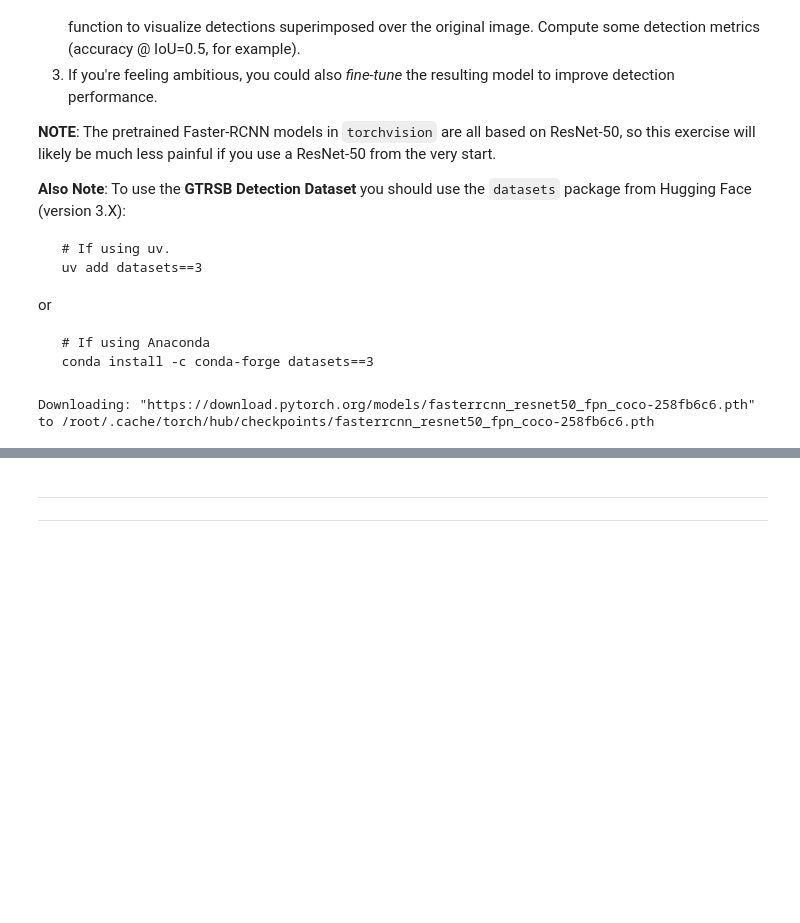
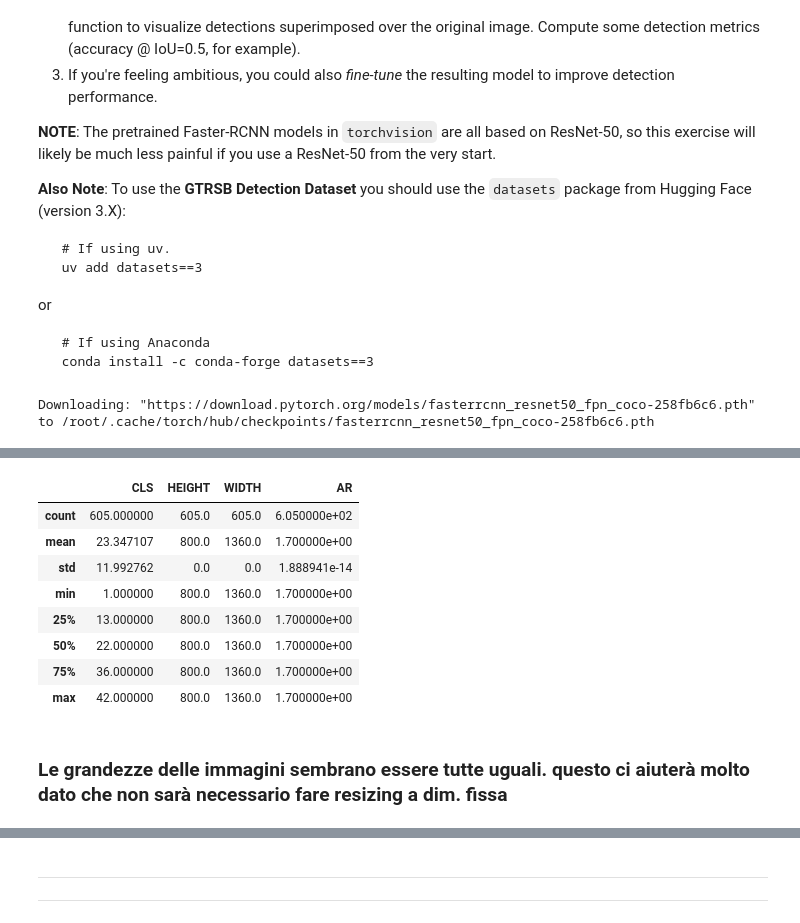
Before and after one commit to TommyyPasto/DLA-course-repo, a Jupyter notebook: Lab 1/DLA-Lab1.ipynb, the cells around one changed output, grey strips where cells are left out. Cells and saved outputs as stored; diff of their text form; code cells hidden in the pictures; blank space fills up the shorter version.

```diff
--- a/Lab 1/DLA-Lab1.ipynb
+++ b/Lab 1/DLA-Lab1.ipynb
@@ -756,2 +776,32 @@ Downloading: "https://download.pytorch.org/models/fasterrcnn_resnet50_fpn_coco-2
+# %%
+stats_list = []
+
+for sample in train_split:
+    im = sample['image']
+    # Estraiamo la lista delle classi (oggetti)
+    cls_list = sample['objects']['category']
+    # Prendiamo la larghezza e altezza dall'immagine PIL
+    w, h = im.size
+
+    # Salviamo una riga per ogni oggetto trovato nell'immagine
+    for cls in cls_list:
+        stats_list.append((cls, h, w))
+
+df_od_stats = pd.DataFrame(stats_list, columns=['CLS', 'HEIGHT', 'WIDTH'])
+df_od_stats['AR'] = df_od_stats['WIDTH'] / df_od_stats['HEIGHT']
+# %%
+df_od_stats.describe()
+# %% [output]
+|  | CLS | HEIGHT | WIDTH | AR |
+| count | 605.000000 | 605.0 | 605.0 | 6.050000e+02 |
+| mean | 23.347107 | 800.0 | 1360.0 | 1.700000e+00 |
+| std | 11.992762 | 0.0 | 0.0 | 1.888941e-14 |
+| min | 1.000000 | 800.0 | 1360.0 | 1.700000e+00 |
+| 25% | 13.000000 | 800.0 | 1360.0 | 1.700000e+00 |
+| 50% | 22.000000 | 800.0 | 1360.0 | 1.700000e+00 |
+| 75% | 36.000000 | 800.0 | 1360.0 | 1.700000e+00 |
+| max | 42.000000 | 800.0 | 1360.0 | 1.700000e+00 |
+# %% [markdown]
+### Le grandezze delle immagini sembrano essere tutte uguali. questo ci aiuterà molto dato che non sarà necessario fare resizing a dim. fissa
 # %%
 frcnn_model
```
Also changed, not shown: parts of 14 cells of this notebook.
